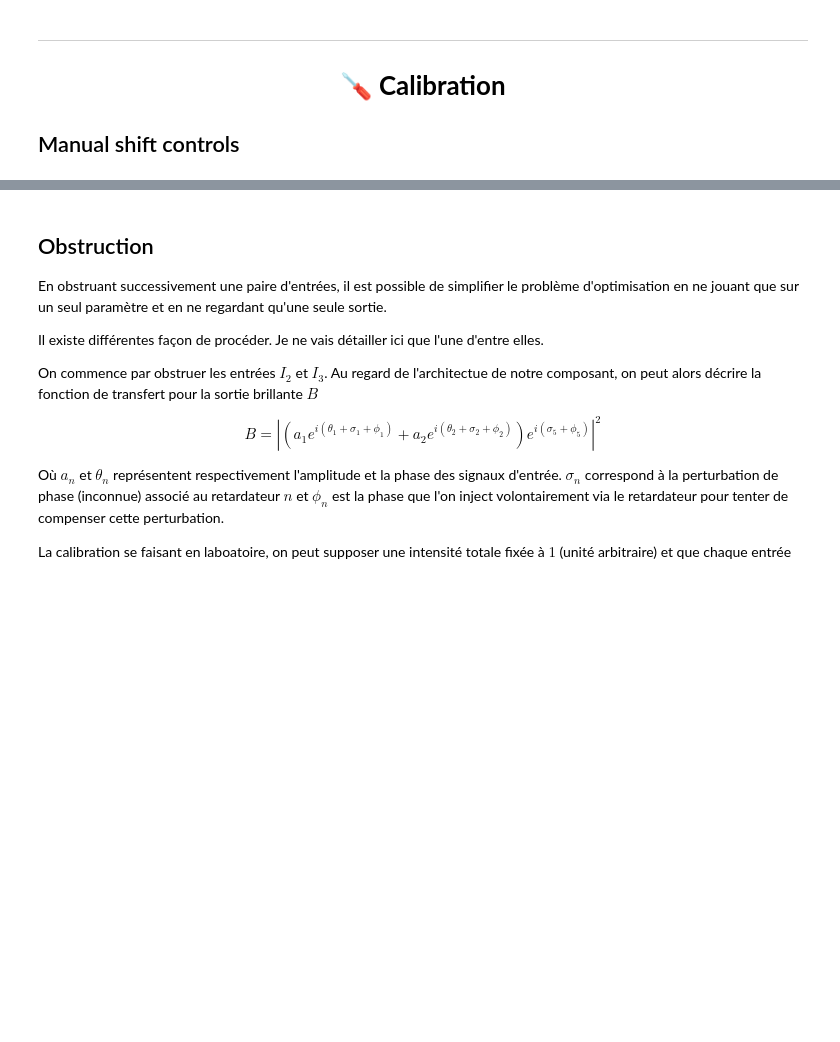
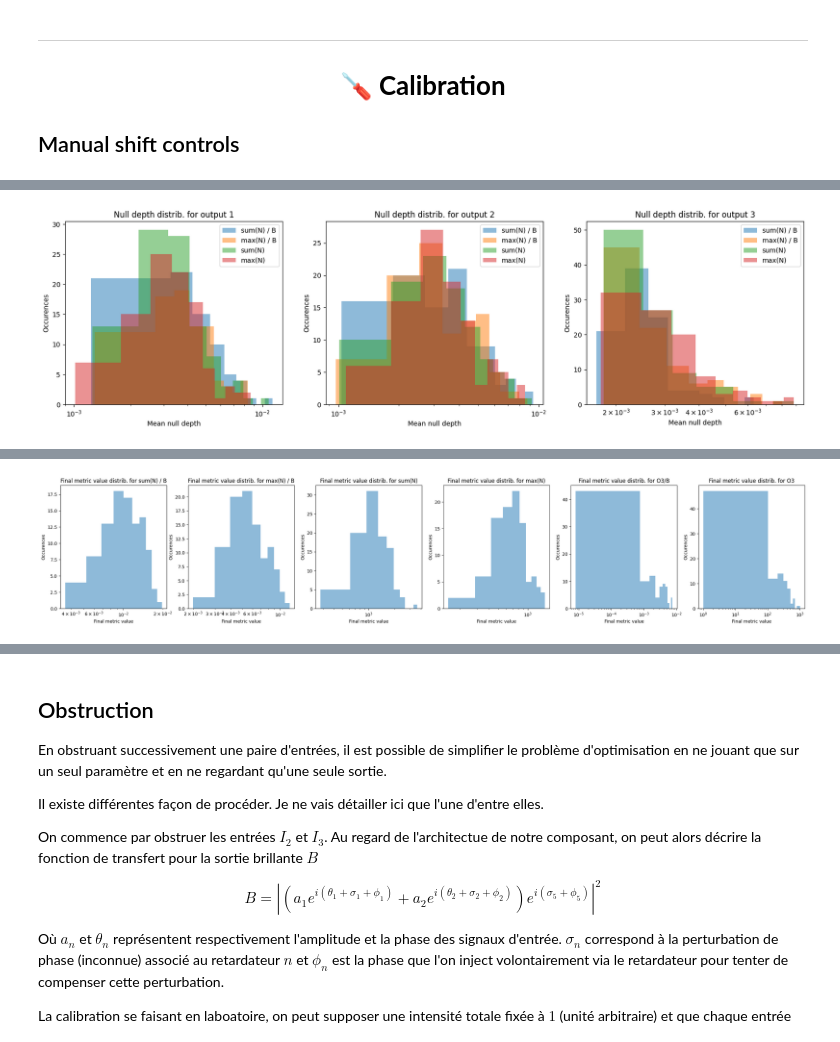
Before and after one commit to VForiel/PhD-Theory, a Jupyter notebook: Thesis.ipynb, the cells around one changed output, grey strips where cells are left out. Cells and saved outputs as stored; diff of their text form; code cells hidden in the pictures; blank space fills up the shorter version.

```diff
--- a/Thesis.ipynb
+++ b/Thesis.ipynb
@@ -469,0 +478,14 @@ Achieved Kernel-Null depth:
+# %%
+from src import analysis
+import phise
+import numpy as np
+import matplotlib.pyplot as plt
+import astropy.units as u
+from copy import deepcopy as copy
+
+ctx = phise.examples.contexts.get_PHOB()
+# ctx.camera.ideal = True
+df, fig, fig2 = analysis.hooke_jeeves.metrics.compare(ctx, N = 100)
+df
+# %% [output]
+[figure, added]
@@ -469,0 +499 @@ Achieved Kernel-Null depth:
+[figure, added]
```
Also changed, not shown: parts of 23 cells of this notebook, 16 other files.
